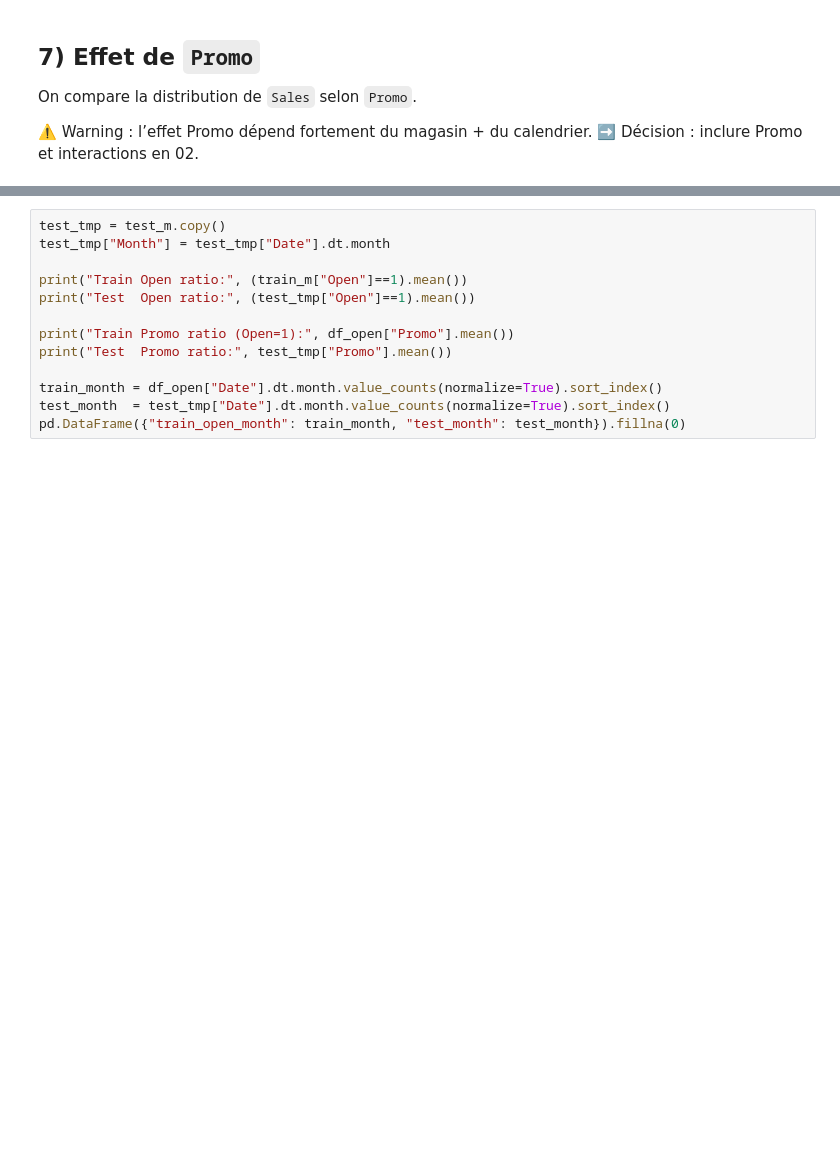
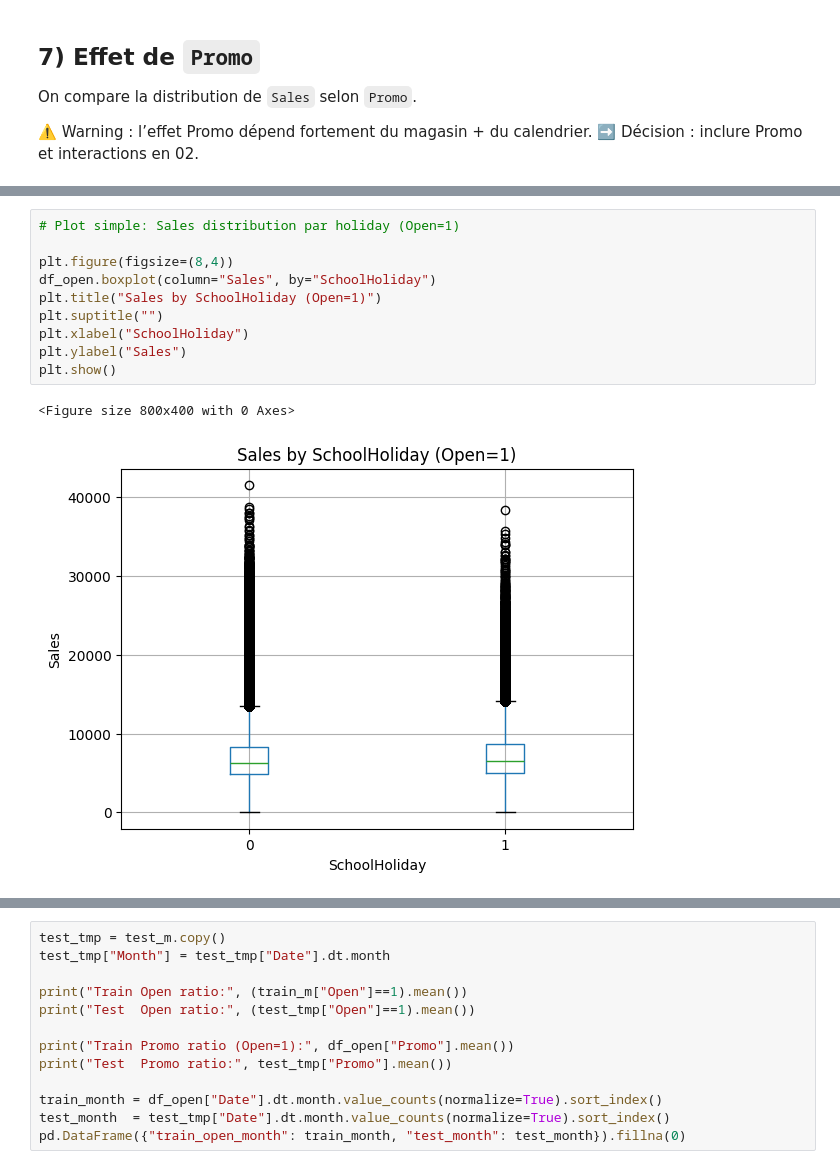
Before and after one commit to tobiaslepoutre/rossmann-kaggle, a Jupyter notebook: notebooks/01_data_analysis.ipynb, the cells around one changed output, grey strips where cells are left out. Drawn from its saved outputs; the diff is of its cells as text; blank space fills up the shorter version.

```diff
--- a/notebooks/01_data_analysis.ipynb
+++ b/notebooks/01_data_analysis.ipynb
@@ -356 +417,14 @@ pd.DataFrame({"count": g.size(), "mean": g.mean(), "median": g.median()})
+# %%
+# Plot simple: Sales distribution par holiday (Open=1)
+
+plt.figure(figsize=(8,4))
+df_open.boxplot(column="Sales", by="SchoolHoliday")
+plt.title("Sales by SchoolHoliday (Open=1)")
+plt.suptitle("")
+plt.xlabel("SchoolHoliday")
+plt.ylabel("Sales")
+plt.show()
+# %% [output]
+<Figure size 800x400 with 0 Axes>
+[figure, added]
 # %% [markdown]
```
Also changed, not shown: parts of 15 cells of this notebook, 2 other files.
